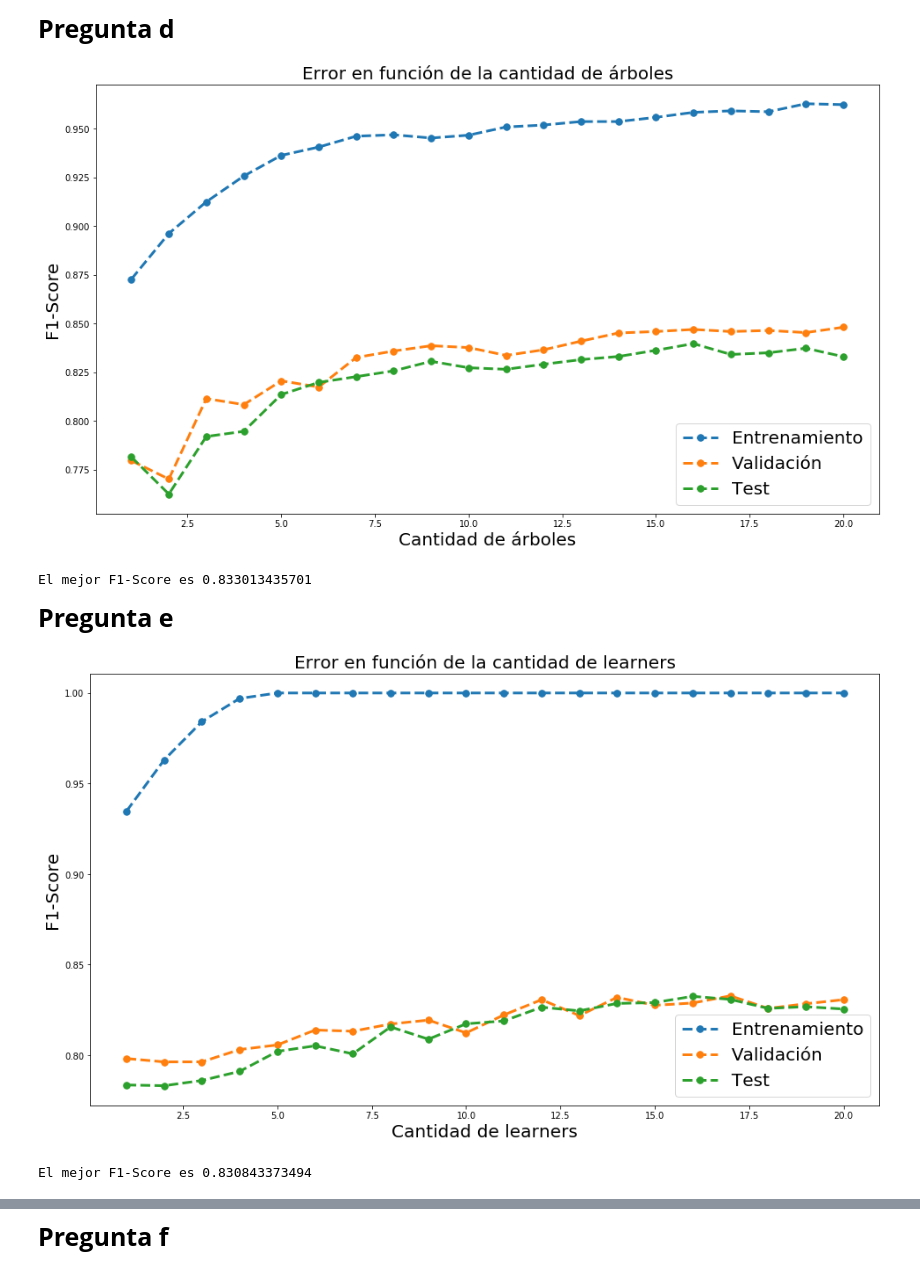
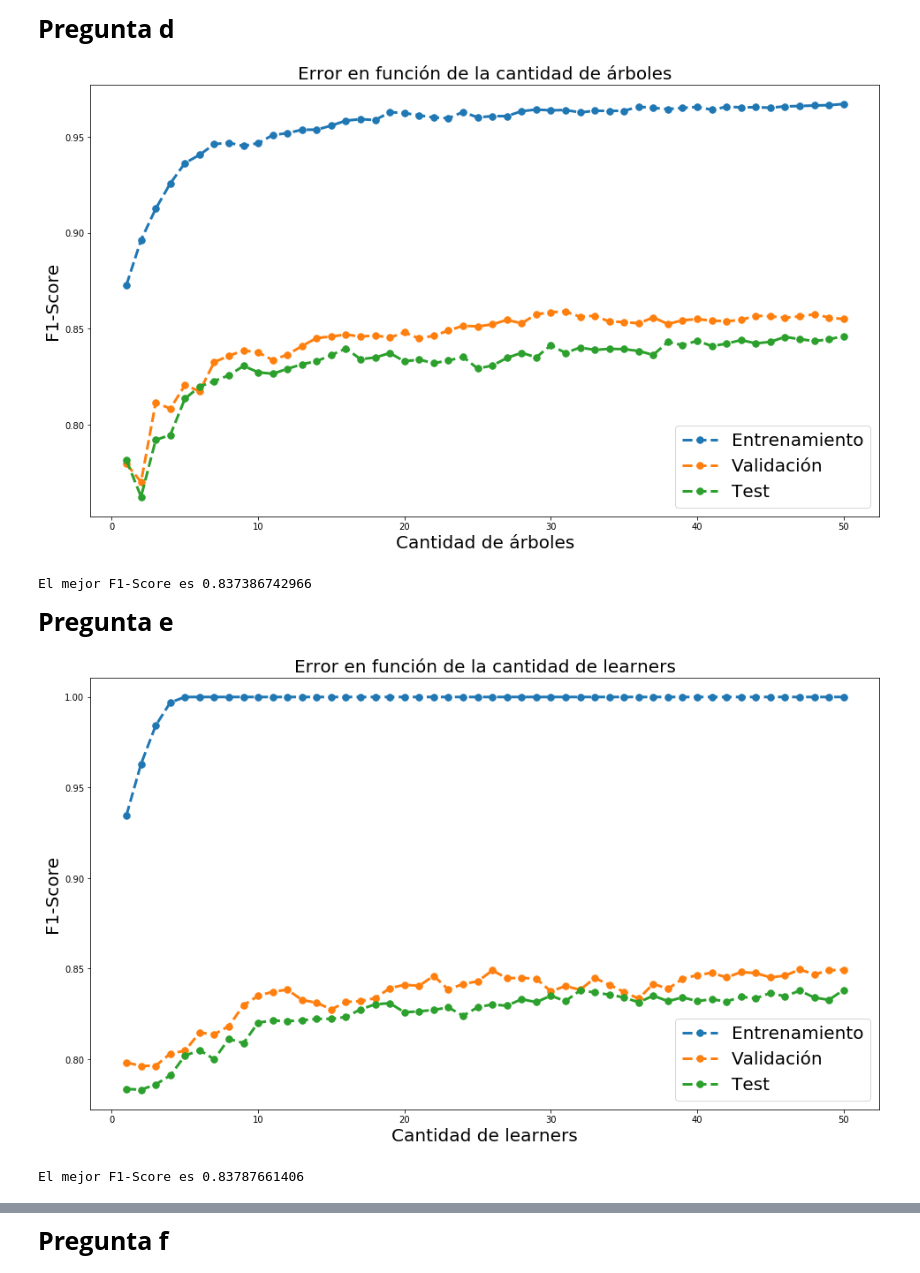
Before and after one commit to Sitrico/ML-T3, a Jupyter notebook: Laboratorio 3 - Parte 3.ipynb, the cells around one changed output, grey strips where cells are left out. Cells and saved outputs as stored; diff of their text form; code cells hidden in the pictures.

```diff
--- a/Laboratorio 3 - Parte 3.ipynb
+++ b/Laboratorio 3 - Parte 3.ipynb
@@ -121,7 +127,7 @@ eTest = list()
 eTrain = list()
 eVal = list()
 
-maxArboles = 21
+maxArboles = 51
 
 #Se procede a calcularlos errores en funcion de la cantidad de árboles
 for i in range(1, maxArboles):
@@ -130,35 +136,35 @@ for i in range(1, maxArboles):
     #Se entrena el modelo, notar que se transforma la matriz columna y a un vector fila
     model.fit(X_train, y_train.reshape(y_train.shape[0]))
 
     #Se predice el entrenamiento y el test
     y_pred_train = model.predict(X_train)
     y_pred_val = model.predict(X_val)
     y_pred_test = model.predict(X_test)
 
     #Se guardan los errores
     eTrain.append(f1_score(y_train, y_pred_train))
     eVal.append(f1_score(y_val, y_pred_val))
     eTest.append(f1_score(y_test, y_pred_test))
 
 plt.figure(figsize = (16, 9))
 
 grosor = 3
 tamañopto = 15
 
 plt.plot( [i for i in range(1, maxArboles)] , eTrain, ".--", linewidth = grosor, markersize = tamañopto)
 plt.plot( [i for i in range(1, maxArboles)] , eVal, ".--", linewidth = grosor, markersize = tamañopto)
 plt.plot( [i for i in range(1, maxArboles)], eTest, ".--", linewidth = grosor, markersize = tamañopto)
 plt.legend(["Entrenamiento", "Validación" ,  "Test"], prop={'size': 20})
 plt.title('Error en función de la cantidad de árboles', fontsize=20)
 plt.xlabel("Cantidad de árboles", fontsize=20)
 plt.ylabel("F1-Score", fontsize=20)
 
 plt.show()
 
 print("El mejor F1-Score es",eTest[eVal.index(max(eVal))] )
 # %% [output]
-[figure, old version]
+[figure, new version]
-El mejor F1-Score es 0.833013435701
+El mejor F1-Score es 0.837386742966
 # %% [markdown]
 <p style="font-size: 25px; line-height: 135%;}">
 <b>Pregunta e</b>
@@ -170,7 +176,7 @@ eTest = list()
 eTrain = list()
 eVal = list()
 
-maxArboles = 21
+maxArboles = 51
 
 #Se procede a calcularlos errores en funcion de la cantidad de árboles
 for i in range(1, maxArboles):
@@ -207,5 +213,5 @@ plt.show()
 
 print("El mejor F1-Score es",eTest[eVal.index(max(eVal))] )
 # %% [output]
-[figure, old version]
+[figure, new version]
-El mejor F1-Score es 0.830843373494
+El mejor F1-Score es 0.83787661406
```
Also changed, not shown: parts of 9 cells of this notebook.
